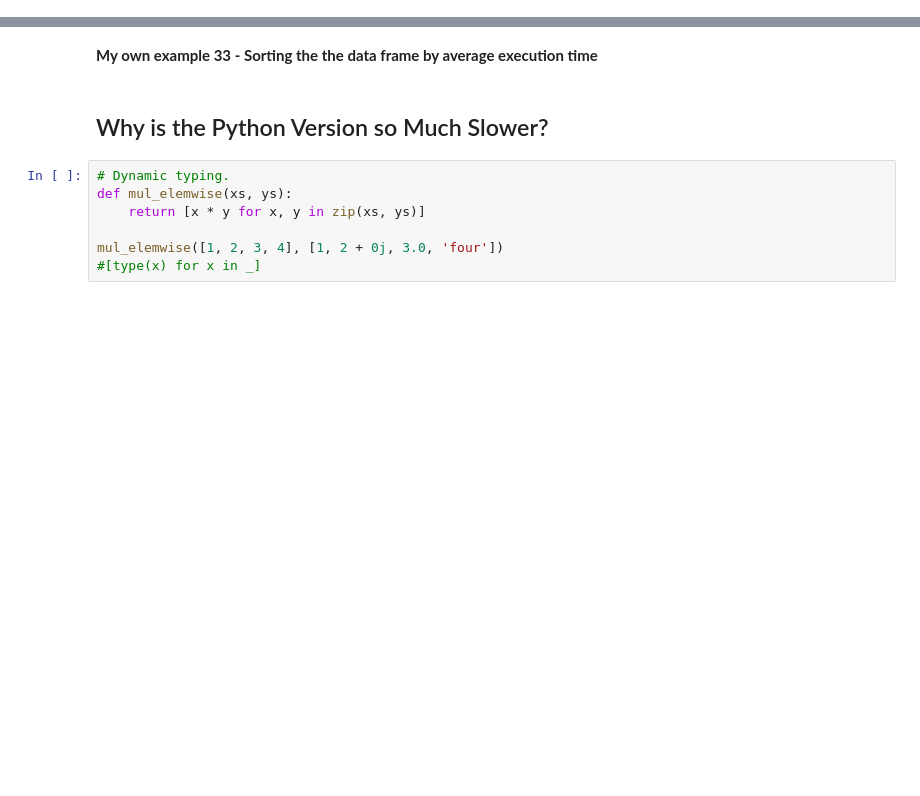
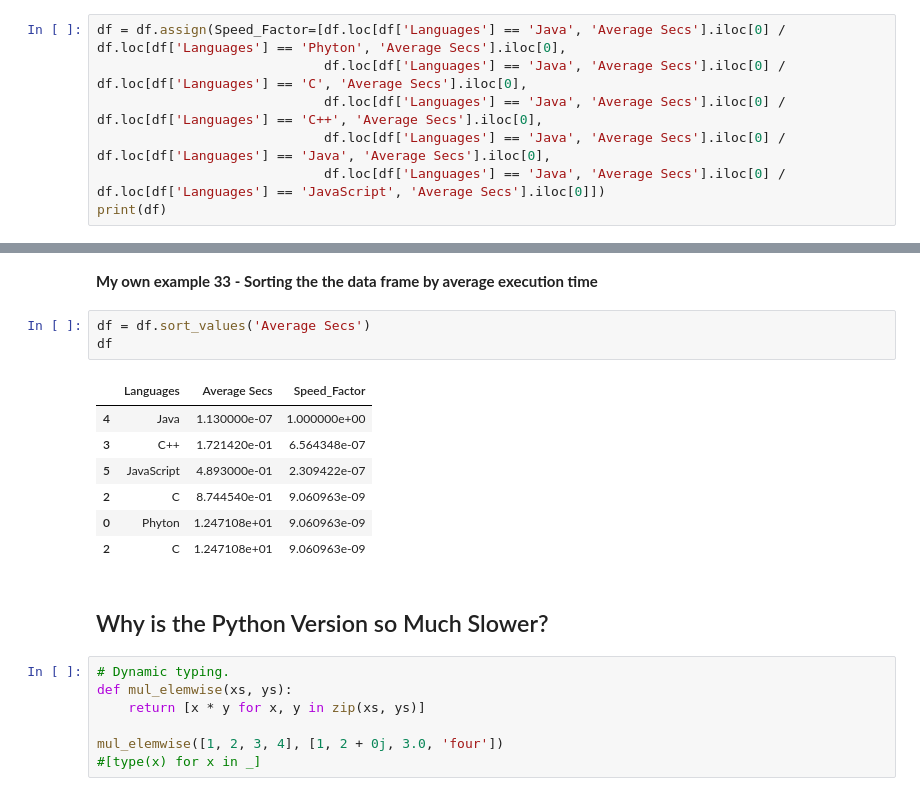
Before and after one commit to JuanXo375/AlgorithmsUN2023I, a Jupyter notebook: Lab2/Lab2.ipynb, the cells around one changed output, grey strips where cells are left out. Saved outputs shown, nothing was run; the diff lists cells and outputs as text; blank space fills up the shorter version.

```diff
--- a/Lab2/Lab2.ipynb
+++ b/Lab2/Lab2.ipynb
@@ -795,2 +848,9 @@ tiempo_minimo
 # %% [markdown]
 **My own example 32 - Adding the Speed factor columne to the data frame**
+# %%
+df = df.assign(Speed_Factor=[df.loc[df['Languages'] == 'Java', 'Average Secs'].iloc[0] / df.loc[df['Languages'] == 'Phyton', 'Average Secs'].iloc[0],
+                             df.loc[df['Languages'] == 'Java', 'Average Secs'].iloc[0] / df.loc[df['Languages'] == 'C', 'Average Secs'].iloc[0],
+                             df.loc[df['Languages'] == 'Java', 'Average Secs'].iloc[0] / df.loc[df['Languages'] == 'C++', 'Average Secs'].iloc[0],
+                             df.loc[df['Languages'] == 'Java', 'Average Secs'].iloc[0] / df.loc[df['Languages'] == 'Java', 'Average Secs'].iloc[0],
+                             df.loc[df['Languages'] == 'Java', 'Average Secs'].iloc[0] / df.loc[df['Languages'] == 'JavaScript', 'Average Secs'].iloc[0]])
+print(df)
@@ -797,5 +865,16 @@ tiempo_minimo
 # %% [markdown]
 **My own example 33 - Sorting the the data frame by average execution time**
+# %%
+df = df.sort_values('Average Secs')
+df
+# %% [output]
+|  | Languages | Average Secs | Speed_Factor |
+| 4 | Java | 1.130000e-07 | 1.000000e+00 |
+| 3 | C++ | 1.721420e-01 | 6.564348e-07 |
+| 5 | JavaScript | 4.893000e-01 | 2.309422e-07 |
+| 2 | C | 8.744540e-01 | 9.060963e-09 |
+| 0 | Phyton | 1.247108e+01 | 9.060963e-09 |
+| 2 | C | 1.247108e+01 | 9.060963e-09 |
 # %% [markdown]
 ## Why is the Python Version so Much Slower?
 # %%
```
Also changed, not shown: parts of 46 cells of this notebook.
